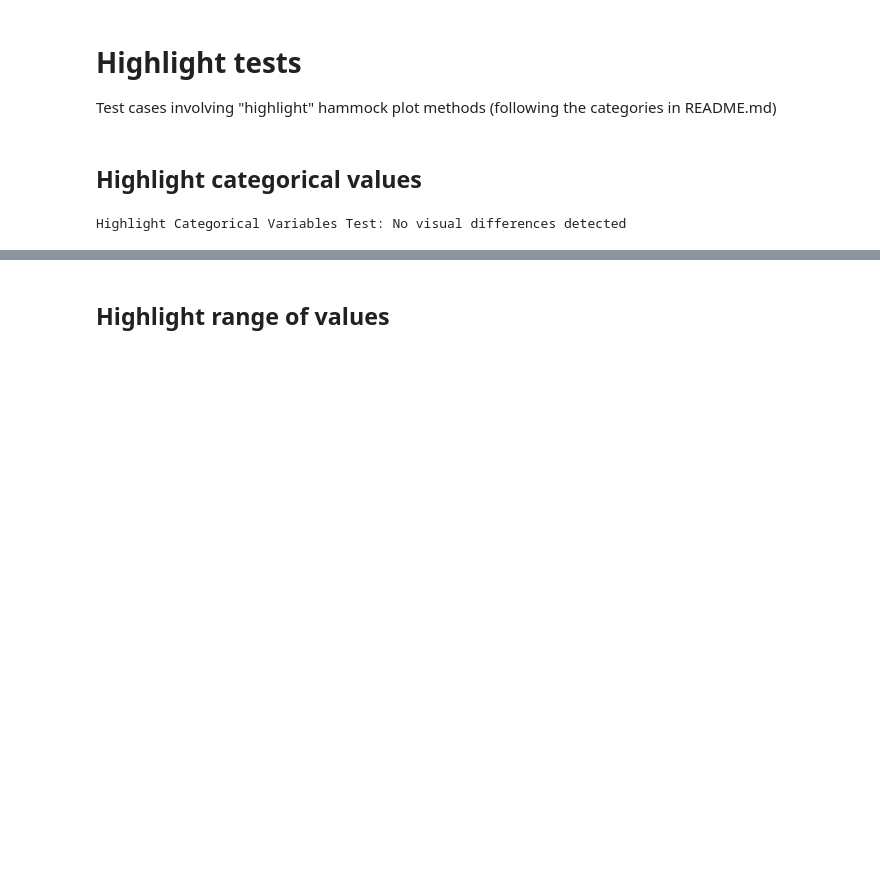
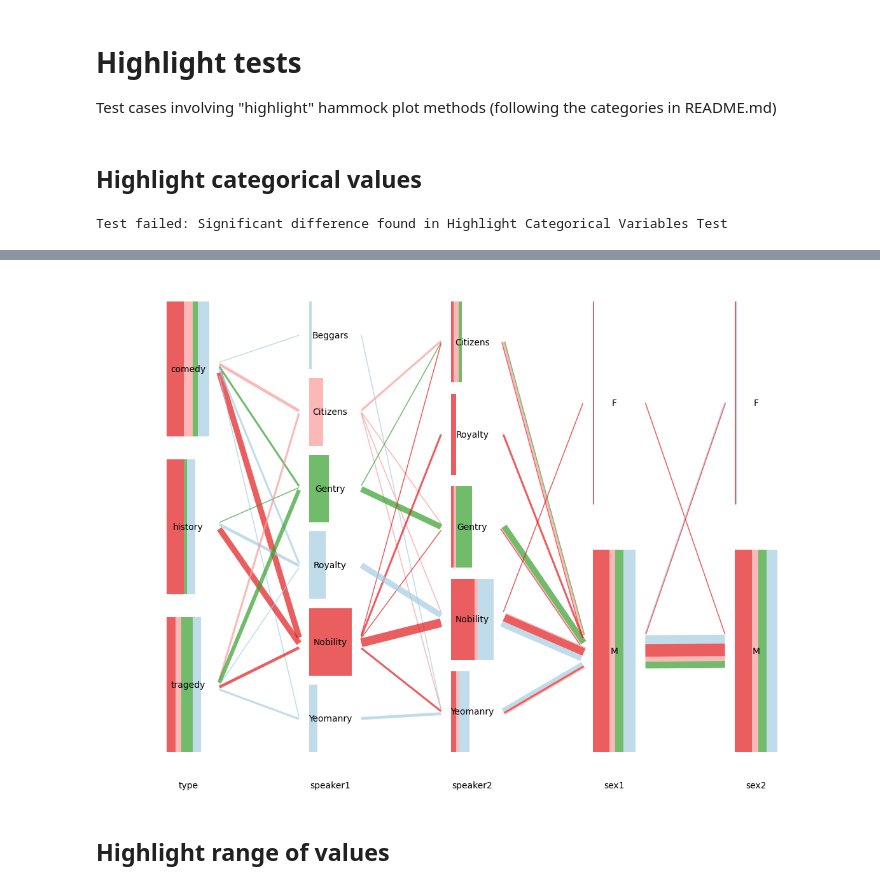
Before and after one commit to TianchengY/hammock_plot, a Jupyter notebook: test_suite/test_suite.ipynb, the cells around one changed output, grey strips where cells are left out. Cells and saved outputs as stored; diff of their text form; code cells hidden in the pictures; blank space fills up the shorter version.

```diff
--- a/test_suite/test_suite.ipynb
+++ b/test_suite/test_suite.ipynb
@@ -578,12 +578,13 @@ hammock = hammock_plot.Hammock(df)
 
 hammock.plot(
     var= [item for item in list(df) if item != "play_name"],
-    display_figure=False,
+    display_figure=True,
     hi_var="speaker1",
     hi_value=["Nobility","Citizens","Gentry"],
+    display_type={"type": "bar chart", "speaker1": "bar chart", "speaker2":"bar chart", "sex1":"bar chart", "sex2":"bar chart"},
     save_path=os.path.join(EXPECTED_PATH if GENERATE_EXPECTED else RESULT_PATH, filename),
     #shape="parallelogram"
 )
 if not GENERATE_EXPECTED: show_expected_vs_actual("Highlight Categorical Variables Test", filename)
 # %% [output]
-Highlight Categorical Variables Test: No visual differences detected
+Test failed: Significant difference found in Highlight Categorical Variables Test
@@ -590,3 +592,4 @@ Highlight Categorical Variables Test: No visual differences detected
+[figure, added]
 # %% [markdown]
 ## Highlight range of values
 # %%
```
Also changed, not shown: parts of 4 cells of this notebook, 4 other files.
